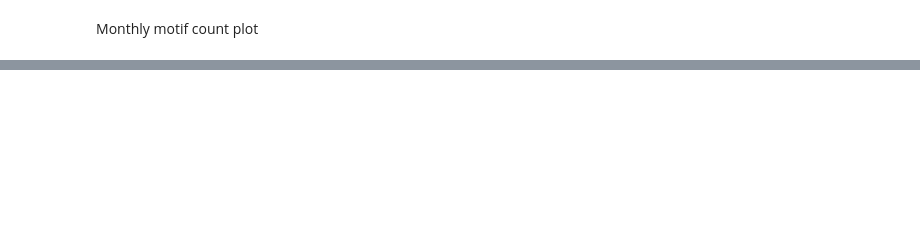
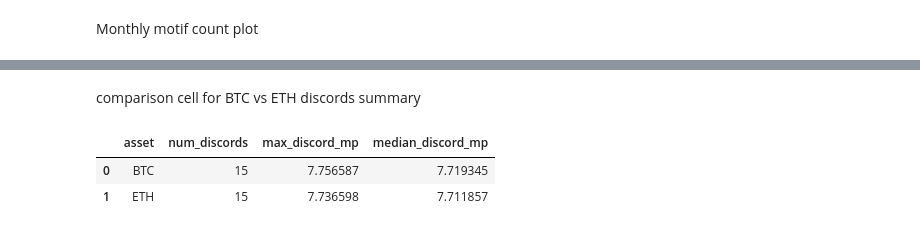
Before and after one commit to theakshaybande/crypto-time-series-motifs, a Jupyter notebook: notebooks/method_testing/02_gpu_stomp_with_stumpy.ipynb, the cells around one changed output, grey strips where cells are left out. Drawn from its saved outputs; the diff is of its cells as text; code cells hidden in the pictures; blank space fills up the shorter version.

```diff
--- a/notebooks/method_testing/02_gpu_stomp_with_stumpy.ipynb
+++ b/notebooks/method_testing/02_gpu_stomp_with_stumpy.ipynb
@@ -1681,0 +2122,29 @@ else:
+# %% [markdown]
+comparison cell for BTC vs ETH discords summary
+# %%
+def summarize_discords(discord_df, asset_name="Asset"):
+    if discord_df is None or discord_df.empty:
+        return pd.DataFrame([{
+            "asset": asset_name,
+            "num_discords": 0,
+            "max_discord_mp": np.nan,
+            "median_discord_mp": np.nan
+        }])
+
+    return pd.DataFrame([{
+        "asset": asset_name,
+        "num_discords": len(discord_df),
+        "max_discord_mp": discord_df["profile_value"].max(),
+        "median_discord_mp": discord_df["profile_value"].median()
+    }])
+
+discord_summary_df = pd.concat([
+    summarize_discords(discord_df, "BTC"),
+    summarize_discords(discord_df_eth, "ETH")
+], ignore_index=True)
+
+discord_summary_df
+# %% [output]
+|  | asset | num_discords | max_discord_mp | median_discord_mp |
+| 0 | BTC | 15 | 7.756587 | 7.719345 |
+| 1 | ETH | 15 | 7.736598 | 7.711857 |
```
Also changed, not shown: parts of 12 cells of this notebook, 1 other file.
